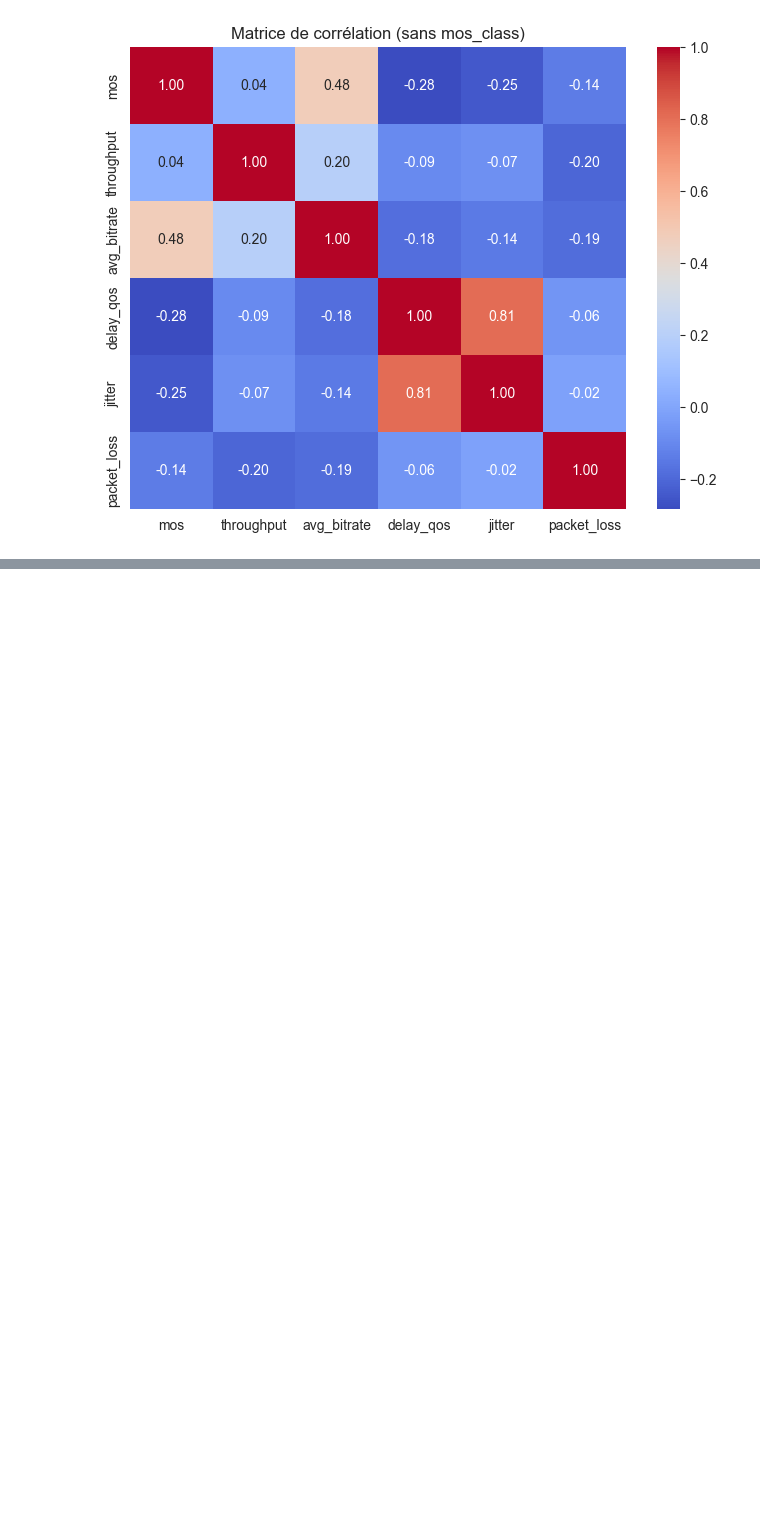
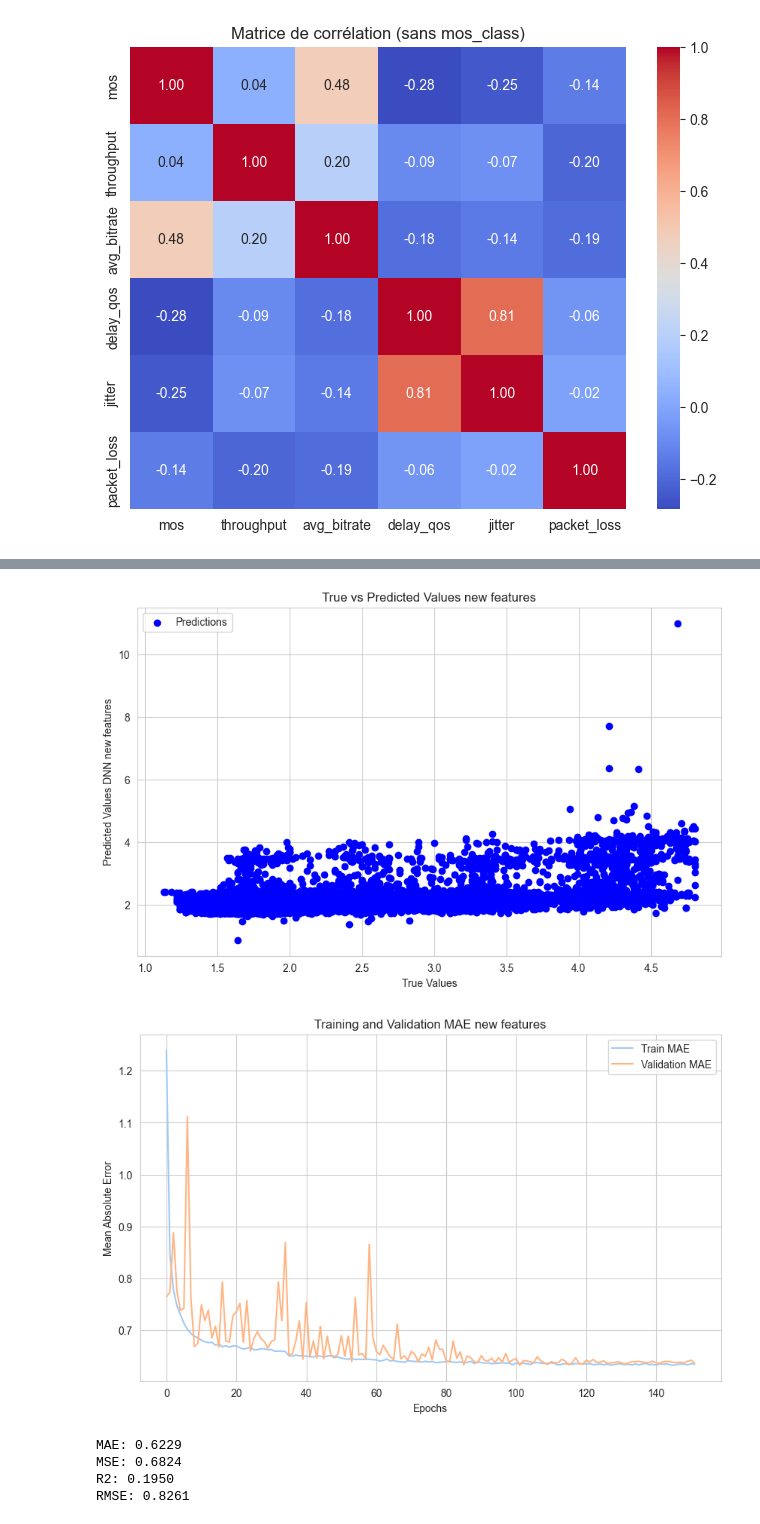
Before and after one commit to zazou-git86/MOS_QOE_Selenium, a Jupyter notebook: MOS_QOE_Selenium.ipynb, the cells around one changed output, grey strips where cells are left out. Saved outputs shown, nothing was run; the diff lists cells and outputs as text; code cells hidden in the pictures; blank space fills up the shorter version.

```diff
--- a/MOS_QOE_Selenium.ipynb
+++ b/MOS_QOE_Selenium.ipynb
@@ -372,0 +517,64 @@ R-squared: 0.8872186770436365
+# %%
+#Model training on the new features
+X = data[['delay_log', 'bitrate_log', 'packet_loss_squared', 'throughput_jitter', 'delay_jitter', 'loss_rate']]
+y = data['mos']
+X = normalize(X)
+X_train, X_test, y_train, y_test = train_test_split(X, y, test_size=0.2, random_state=42)
+input_shape = X_train.shape[1]
+model2 = build_model(input_shape)
+# Compile the model
+model2.compile(
+    optimizer=tf.keras.optimizers.AdamW(learning_rate=1e-3, weight_decay=1e-5),
+    loss='mean_absolute_error',
+    metrics=['mean_absolute_error']
+)
+# Define callbacks
+# Callbacks
+early_stop = EarlyStopping(
+    monitor='val_mean_absolute_error', patience=50, restore_best_weights=True, verbose=1
+)
+reduce_lr = ReduceLROnPlateau(
+    monitor='val_mean_absolute_error', factor=0.5, patience=10, verbose=1, min_lr=1e-6
+)
+callbacks_list = [early_stop, reduce_lr]
+# Train the model
+history = model2.fit(
+    X_train, y_train,
+    validation_split=0.2,
+    epochs=1000,
+    batch_size=64,
+    callbacks=callbacks_list,
+    verbose=1
+)
+# Evaluate the model
+test_loss, test_mae = model2.evaluate(X_test, y_test, verbose=1)
+print(f"Test MAE: {test_mae:.4f}")
+# Make predictions on the test set
+y_pred = model2.predict(X_test)
+# Plotting the predictions
+plt.figure(figsize=(10, 6))
+plt.scatter(y_test, y_pred, color='blue', label='Predictions')
+plt.xlabel('True Values')
+plt.ylabel('Predicted Values DNN new features')
+plt.title('True vs Predicted Values new features')
+plt.legend()
+plt.show()
+# Plotting the training history
+plt.figure(figsize=(10, 6))
+plt.plot(history.history['mean_absolute_error'], label='Train MAE')
+plt.plot(history.history['val_mean_absolute_error'], label='Validation MAE')
+plt.title('Training and Validation MAE new features')
+plt.xlabel('Epochs')
+plt.ylabel('Mean Absolute Error')
+plt.legend()
+plt.show()
+#compute the metrics
+mae = mean_absolute_error(y_test, y_pred)
+mse = mean_squared_error(y_test, y_pred)
+rmse = np.sqrt(mse)
+r2 = r2_score(y_test, y_pred)
+print(f"MAE: {mae:.4f}")
+print(f"MSE: {mse:.4f}")
+print(f"R2: {r2:.4f}")
+print(f"RMSE: {rmse:.4f}")
+# %% [output]
@@ -372,0 +598,6 @@ R-squared: 0.8872186770436365
+[figure, added]
+[figure, added]
+MAE: 0.6229
+MSE: 0.6824
+R2: 0.1950
+RMSE: 0.8261
```
Also changed, not shown: parts of 10 cells of this notebook.
